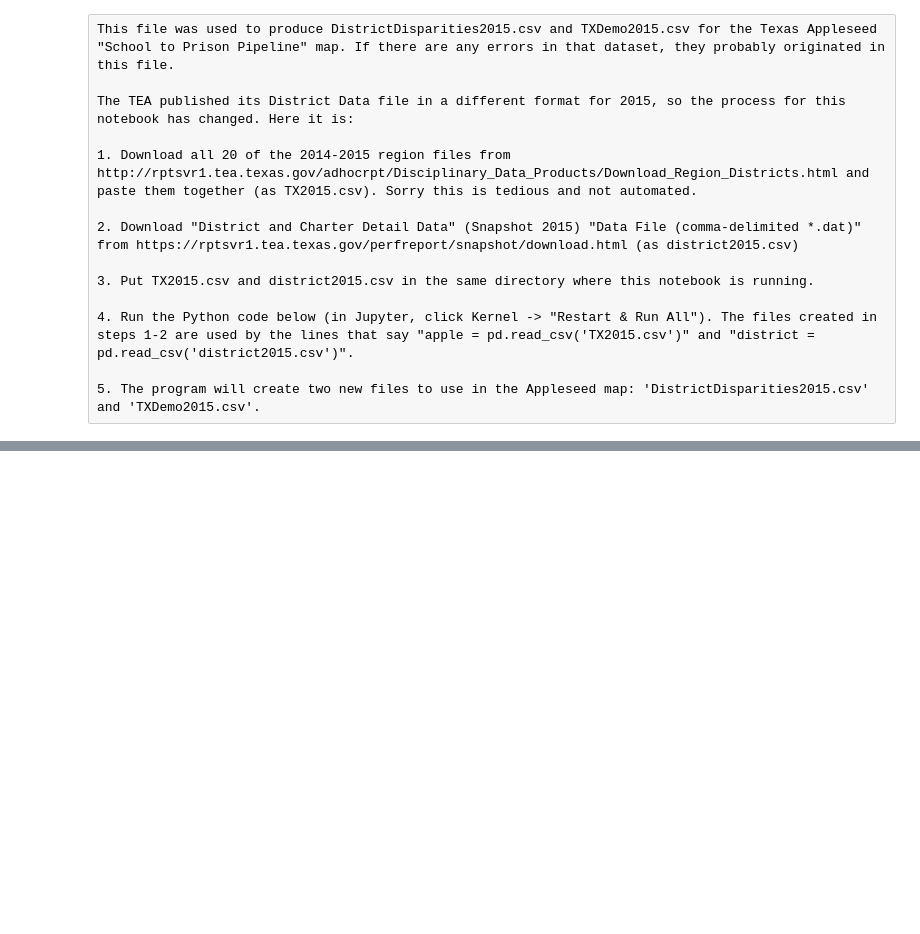
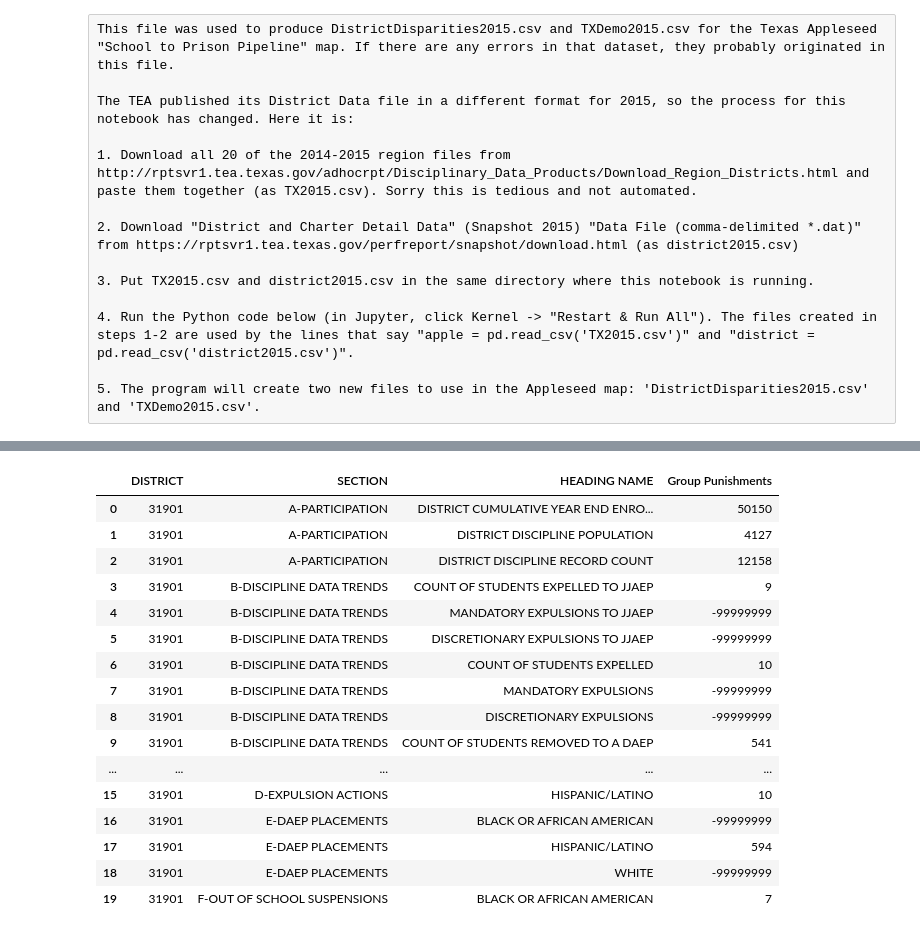
Before and after one commit to txappleseed/txappleseedmap, a Jupyter notebook: data/TXSchoolData.ipynb, the cells around one changed output, grey strips where cells are left out. Saved outputs shown, nothing was run; the diff lists cells and outputs as text; code cells hidden in the pictures; blank space fills up the shorter version.

```diff
--- a/data/TXSchoolData.ipynb
+++ b/data/TXSchoolData.ipynb
@@ -41,6 +55,30 @@ apple = apple.rename(columns=lambda x: re.sub("YR\d\d","Group Punishments",x))
 apple = apple[['DISTRICT','SECTION', 'HEADING NAME', "Group Punishments"]]
 district = district[['DISTRICT','DISTNAME','REGION','DPETALLC','DPETBLAP','DPETHISP','DPETWHIP','DPETINDP','DPETASIP',
                     'DPETPCIP','DPETTWOP','DPETECOP','DPETSPEP']]
+# %%
+# string columns to int
+
+apple = apple.astype({'DISTRICT': int, "Group Punishments": int})
+
+apple[:20]
+# %% [output]
+|  | DISTRICT | SECTION | HEADING NAME | Group Punishments |
+| 0 | 31901 | A-PARTICIPATION | DISTRICT CUMULATIVE YEAR END ENRO... | 50150 |
+| 1 | 31901 | A-PARTICIPATION | DISTRICT DISCIPLINE POPULATION | 4127 |
+| 2 | 31901 | A-PARTICIPATION | DISTRICT DISCIPLINE RECORD COUNT | 12158 |
+| 3 | 31901 | B-DISCIPLINE DATA TRENDS | COUNT OF STUDENTS EXPELLED TO JJAEP | 9 |
+| 4 | 31901 | B-DISCIPLINE DATA TRENDS | MANDATORY EXPULSIONS TO JJAEP | -99999999 |
+| 5 | 31901 | B-DISCIPLINE DATA TRENDS | DISCRETIONARY EXPULSIONS TO JJAEP | -99999999 |
+| 6 | 31901 | B-DISCIPLINE DATA TRENDS | COUNT OF STUDENTS EXPELLED | 10 |
+| 7 | 31901 | B-DISCIPLINE DATA TRENDS | MANDATORY EXPULSIONS | -99999999 |
+| 8 | 31901 | B-DISCIPLINE DATA TRENDS | DISCRETIONARY EXPULSIONS | -99999999 |
+| 9 | 31901 | B-DISCIPLINE DATA TRENDS | COUNT OF STUDENTS REMOVED TO A DAEP | 541 |
+| ... | ... | ... | ... | ... |
+| 15 | 31901 | D-EXPULSION ACTIONS | HISPANIC/LATINO | 10 |
+| 16 | 31901 | E-DAEP PLACEMENTS | BLACK OR AFRICAN AMERICAN | -99999999 |
+| 17 | 31901 | E-DAEP PLACEMENTS | HISPANIC/LATINO | 594 |
+| 18 | 31901 | E-DAEP PLACEMENTS | WHITE | -99999999 |
+| 19 | 31901 | F-OUT OF SCHOOL SUSPENSIONS | BLACK OR AFRICAN AMERICAN | 7 |
 # %%
 # Keeping only the rows that categorize students by protected class.
 # Also getting rid of rows that count students instead of incidents, or non-disadvantaged kids.
```
Also changed, not shown: parts of 9 cells of this notebook, 2 other files.
